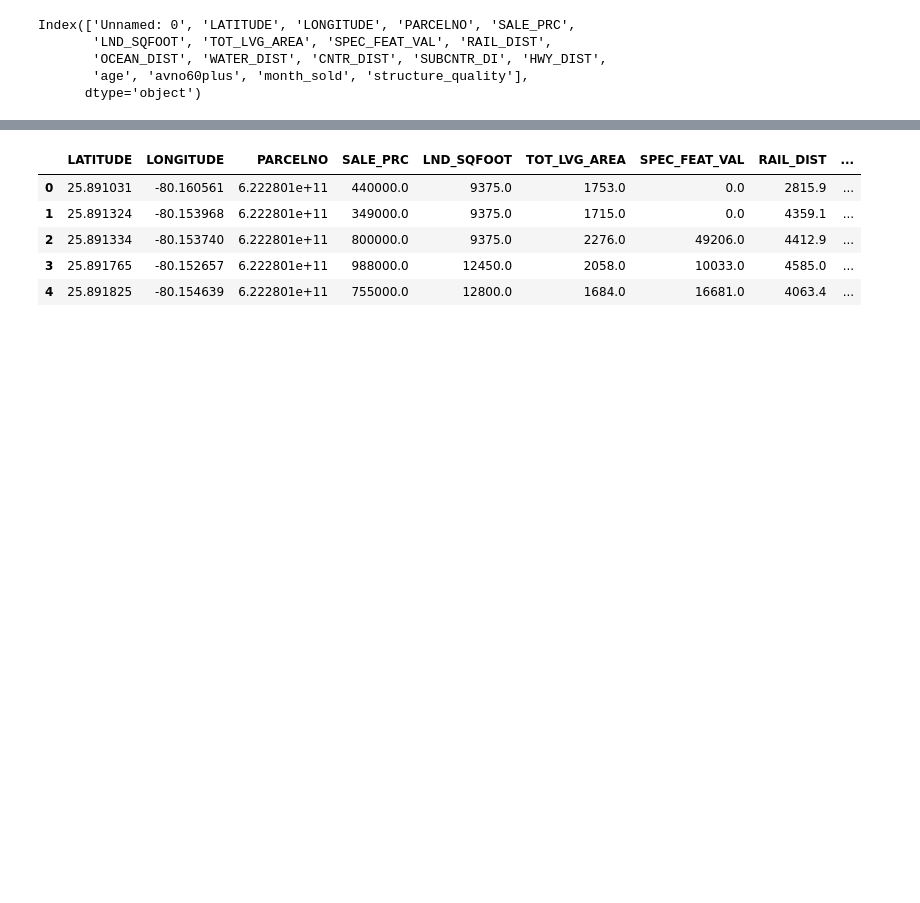
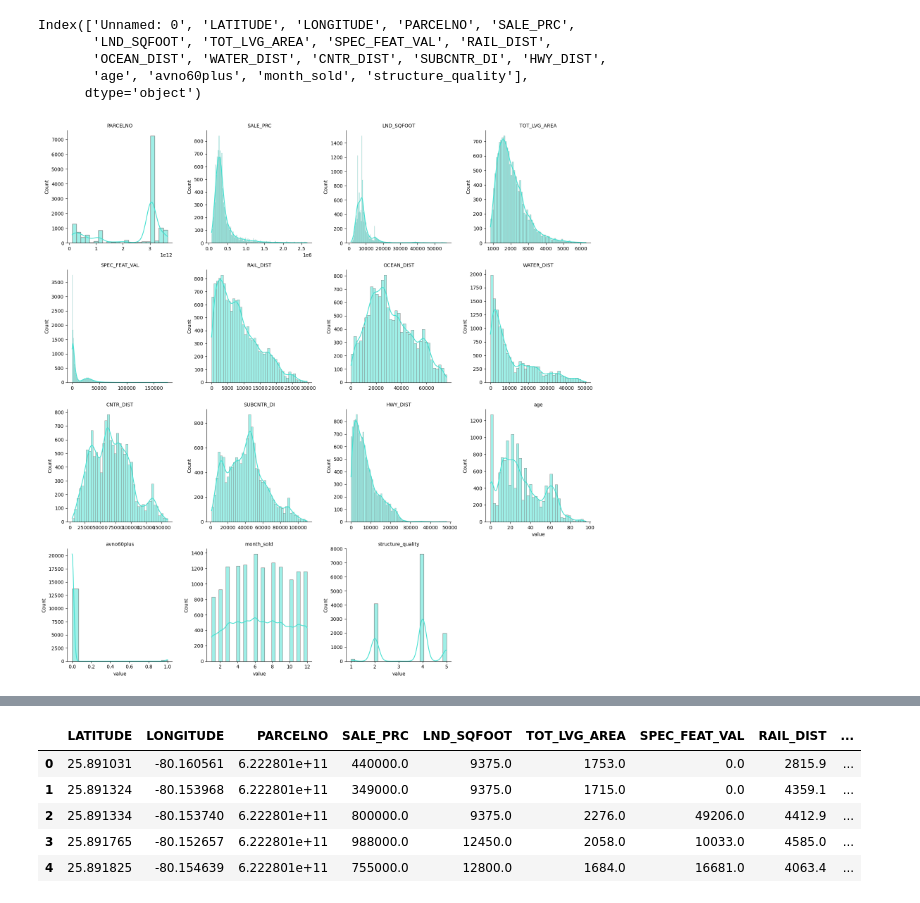
Before and after one commit to MarcusO17/6006CEM-ML, a Jupyter notebook: src/Task 1/main.ipynb, the cells around one changed output, grey strips where cells are left out. Cells and saved outputs as stored; diff of their text form; code cells hidden in the pictures; blank space fills up the shorter version.

```diff
--- a/src/Task 1/main.ipynb
+++ b/src/Task 1/main.ipynb
@@ -89,3 +105,11 @@ Index(['Unnamed: 0', 'LATITUDE', 'LONGITUDE', 'PARCELNO', 'SALE_PRC',
       dtype='object')
 # %%
 df.drop(columns=['Unnamed: 0'],inplace=True)
+# %%
+df_melt = df.drop(columns=['LATITUDE','LONGITUDE']).melt()
+g = sns.FacetGrid(df_melt, col="variable", col_wrap=4, height=4, sharex=False, sharey=False)
+g.map(sns.histplot, "value", color="turquoise",kde=True,edgecolor="grey")
+g.set_titles("{col_name}")
+plt.show()
+# %% [output]
+[figure, added]
```
Also changed, not shown: parts of 51 cells of this notebook.
